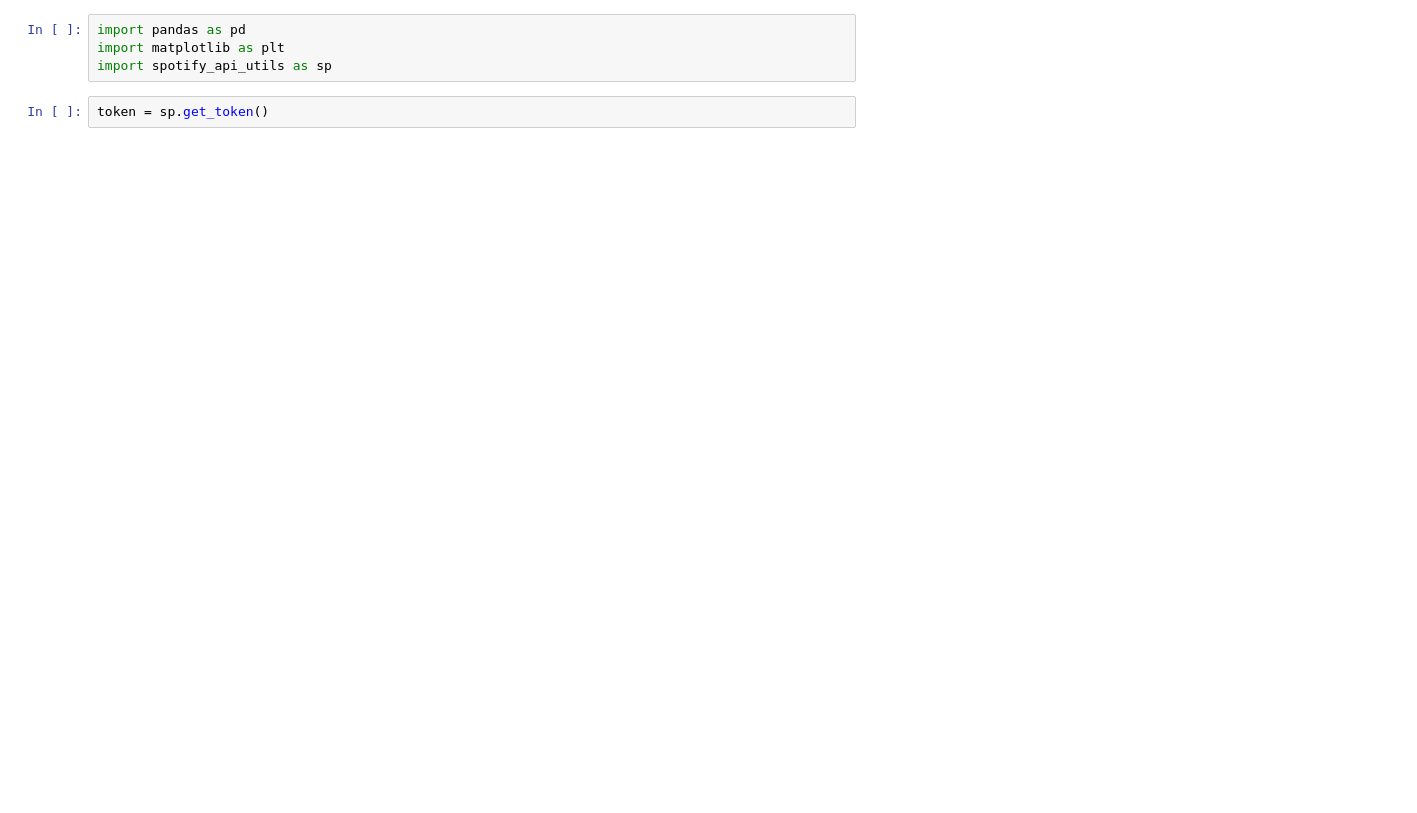
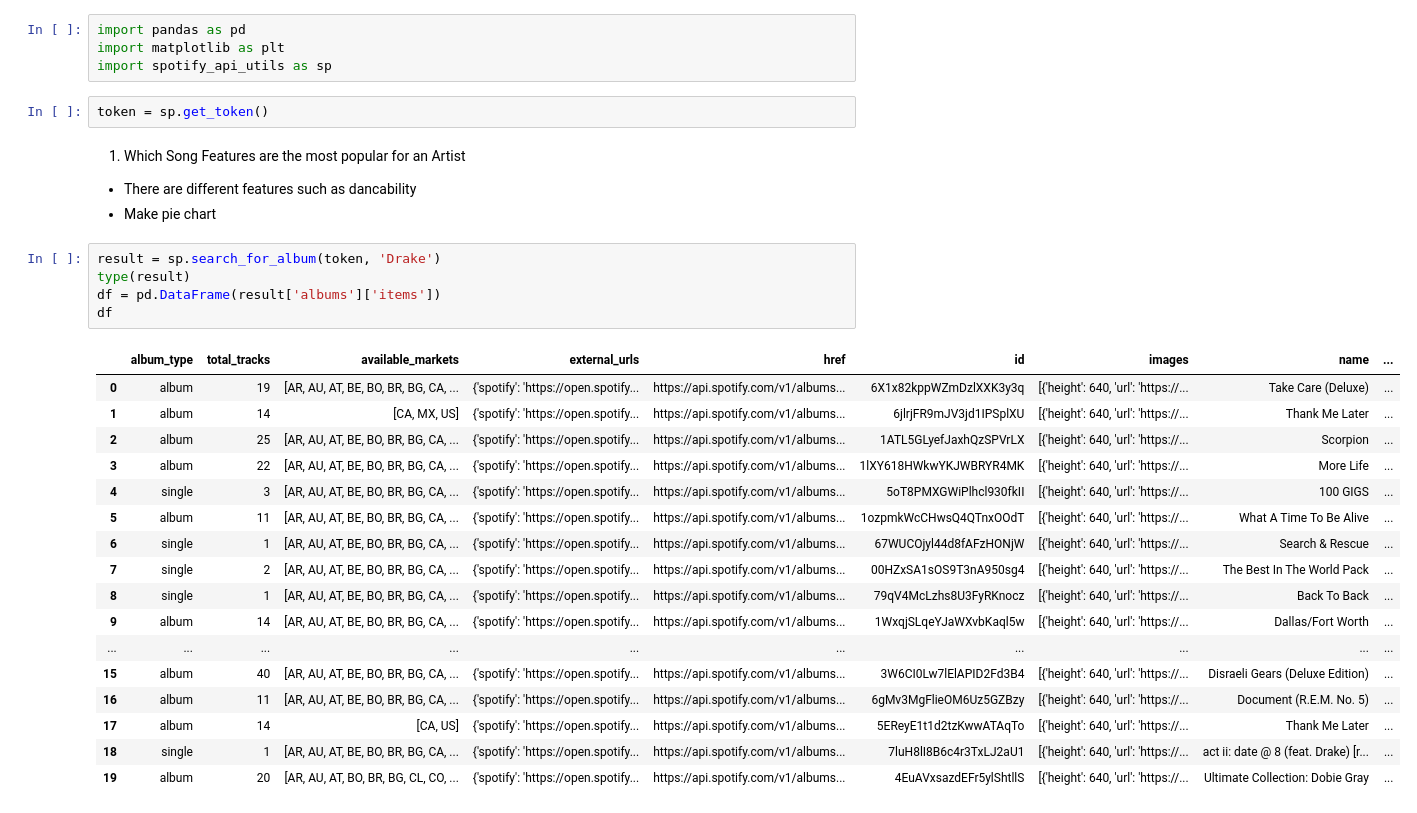
Before and after one commit to schao021/Spotify_Analysis, a Jupyter notebook: spotify_analysis.ipynb, the cells around one changed output. Saved outputs shown, nothing was run; the diff lists cells and outputs as text; blank space fills up the shorter version.

Commit message:
Implemented get_track and worked on some jp notebook

```diff
--- a/spotify_analysis.ipynb
+++ b/spotify_analysis.ipynb
@@ -4,3 +4,30 @@ import matplotlib as plt
 import spotify_api_utils as sp
 # %%
 token = sp.get_token()
+# %% [markdown]
+1. Which Song Features are the most popular for an Artist
+- There are different features such as dancability
+- Make pie chart
+# %%
+result = sp.search_for_album(token, 'Drake')
+type(result)
+df = pd.DataFrame(result['albums']['items'])
+df
+# %% [output]
+|  | album_type | total_tracks | available_markets | external_urls | href | id | images | name | ... |
+| 0 | album | 19 | [AR, AU, AT, BE, BO, BR, BG, CA, ... | {'spotify': 'https://open.spotify... | https://api.spotify.com/v1/albums... | 6X1x82kppWZmDzlXXK3y3q | [{'height': 640, 'url': 'https://... | Take Care (Deluxe) | ... |
+| 1 | album | 14 | [CA, MX, US] | {'spotify': 'https://open.spotify... | https://api.spotify.com/v1/albums... | 6jlrjFR9mJV3jd1IPSplXU | [{'height': 640, 'url': 'https://... | Thank Me Later | ... |
+| 2 | album | 25 | [AR, AU, AT, BE, BO, BR, BG, CA, ... | {'spotify': 'https://open.spotify... | https://api.spotify.com/v1/albums... | 1ATL5GLyefJaxhQzSPVrLX | [{'height': 640, 'url': 'https://... | Scorpion | ... |
+| 3 | album | 22 | [AR, AU, AT, BE, BO, BR, BG, CA, ... | {'spotify': 'https://open.spotify... | https://api.spotify.com/v1/albums... | 1lXY618HWkwYKJWBRYR4MK | [{'height': 640, 'url': 'https://... | More Life | ... |
+| 4 | single | 3 | [AR, AU, AT, BE, BO, BR, BG, CA, ... | {'spotify': 'https://open.spotify... | https://api.spotify.com/v1/albums... | 5oT8PMXGWiPlhcl930fkII | [{'height': 640, 'url': 'https://... | 100 GIGS | ... |
+| 5 | album | 11 | [AR, AU, AT, BE, BO, BR, BG, CA, ... | {'spotify': 'https://open.spotify... | https://api.spotify.com/v1/albums... | 1ozpmkWcCHwsQ4QTnxOOdT | [{'height': 640, 'url': 'https://... | What A Time To Be Alive | ... |
+| 6 | single | 1 | [AR, AU, AT, BE, BO, BR, BG, CA, ... | {'spotify': 'https://open.spotify... | https://api.spotify.com/v1/albums... | 67WUCOjyl44d8fAFzHONjW | [{'height': 640, 'url': 'https://... | Search & Rescue | ... |
+| 7 | single | 2 | [AR, AU, AT, BE, BO, BR, BG, CA, ... | {'spotify': 'https://open.spotify... | https://api.spotify.com/v1/albums... | 00HZxSA1sOS9T3nA950sg4 | [{'height': 640, 'url': 'https://... | The Best In The World Pack | ... |
+| 8 | single | 1 | [AR, AU, AT, BE, BO, BR, BG, CA, ... | {'spotify': 'https://open.spotify... | https://api.spotify.com/v1/albums... | 79qV4McLzhs8U3FyRKnocz | [{'height': 640, 'url': 'https://... | Back To Back | ... |
+| 9 | album | 14 | [AR, AU, AT, BE, BO, BR, BG, CA, ... | {'spotify': 'https://open.spotify... | https://api.spotify.com/v1/albums... | 1WxqjSLqeYJaWXvbKaql5w | [{'height': 640, 'url': 'https://... | Dallas/Fort Worth | ... |
+| ... | ... | ... | ... | ... | ... | ... | ... | ... | ... |
+| 15 | album | 40 | [AR, AU, AT, BE, BO, BR, BG, CA, ... | {'spotify': 'https://open.spotify... | https://api.spotify.com/v1/albums... | 3W6CI0Lw7lElAPID2Fd3B4 | [{'height': 640, 'url': 'https://... | Disraeli Gears (Deluxe Edition) | ... |
+| 16 | album | 11 | [AR, AU, AT, BE, BO, BR, BG, CA, ... | {'spotify': 'https://open.spotify... | https://api.spotify.com/v1/albums... | 6gMv3MgFlieOM6Uz5GZBzy | [{'height': 640, 'url': 'https://... | Document (R.E.M. No. 5) | ... |
+| 17 | album | 14 | [CA, US] | {'spotify': 'https://open.spotify... | https://api.spotify.com/v1/albums... | 5EReyE1t1d2tzKwwATAqTo | [{'height': 640, 'url': 'https://... | Thank Me Later | ... |
+| 18 | single | 1 | [AR, AU, AT, BE, BO, BR, BG, CA, ... | {'spotify': 'https://open.spotify... | https://api.spotify.com/v1/albums... | 7luH8lI8B6c4r3TxLJ2aU1 | [{'height': 640, 'url': 'https://... | act ii: date @ 8 (feat. Drake) [r... | ... |
+| 19 | album | 20 | [AR, AU, AT, BO, BR, BG, CL, CO, ... | {'spotify': 'https://open.spotify... | https://api.spotify.com/v1/albums... | 4EuAVxsazdEFr5ylShtllS | [{'height': 640, 'url': 'https://... | Ultimate Collection: Dobie Gray | ... |
```
Also changed, not shown: parts of 3 cells of this notebook, 1 other file.
